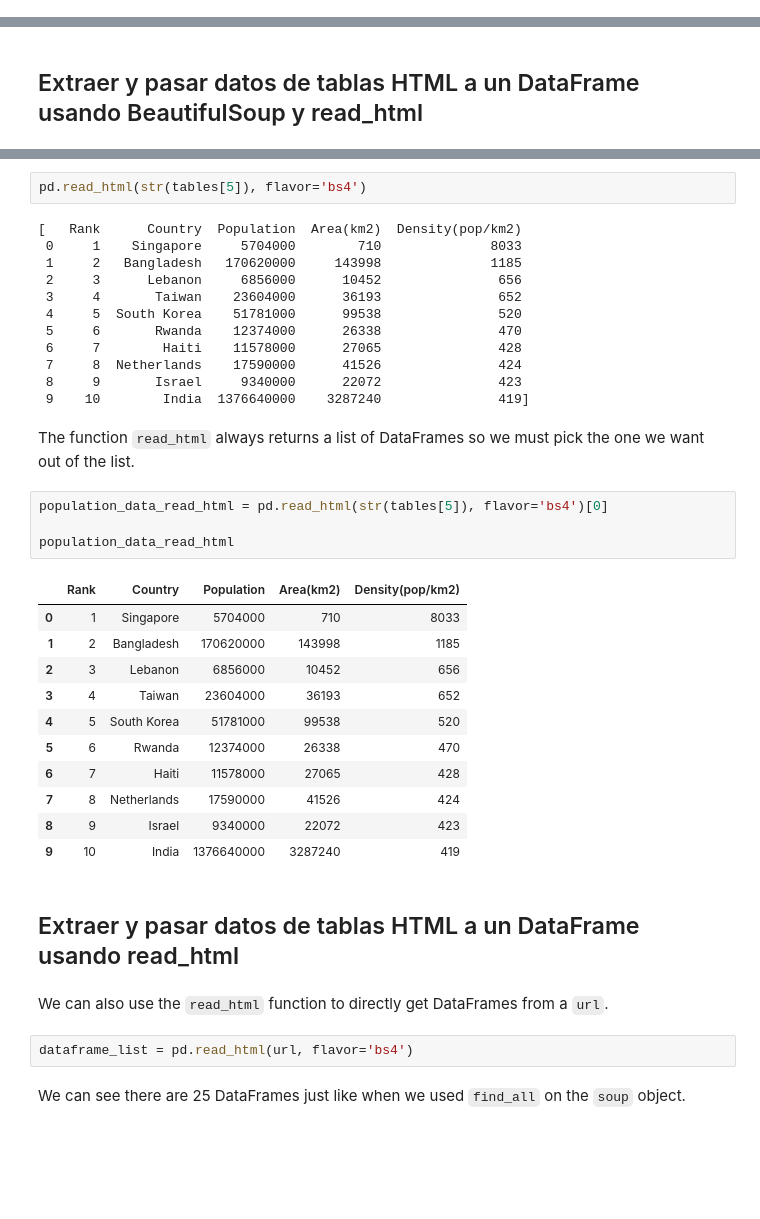
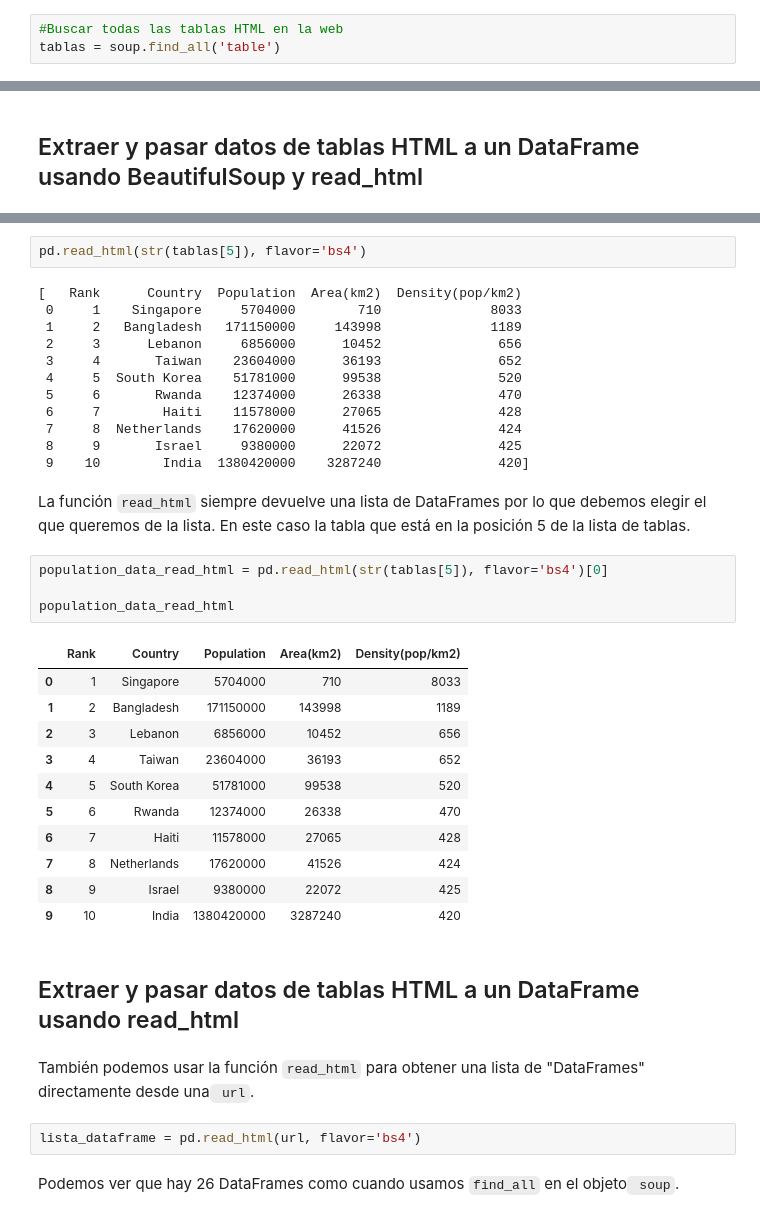
Before and after one commit to manursanchez/Practicas_Python_DataScience, a Jupyter notebook: 2. Prácticas de WebScraping, read_html y pandas.ipynb, the cells around one changed output, grey strips where cells are left out. Saved outputs shown, nothing was run; the diff lists cells and outputs as text; blank space fills up the shorter version.

```diff
--- a/2. Prácticas de WebScraping, read_html y pandas.ipynb
+++ b/2. Prácticas de WebScraping, read_html y pandas.ipynb
@@ -660,0 +643,3 @@ Assume that we are looking for the `10 most densly populated countries` table, w
+# %%
+#Buscar todas las tablas HTML en la web
+tablas = soup.find_all('table')
@@ -724,41 +716,41 @@ We can now use the `pandas` function `read_html` and give it the string version
 # %%
-pd.read_html(str(tables[5]), flavor='bs4')
+pd.read_html(str(tablas[5]), flavor='bs4')
 # %% [output]
 [   Rank      Country  Population  Area(km2)  Density(pop/km2)
  0     1    Singapore     5704000        710              8033
- 1     2   Bangladesh   170620000     143998              1185
+ 1     2   Bangladesh   171150000     143998              1189
  2     3      Lebanon     6856000      10452               656
  3     4       Taiwan    23604000      36193               652
  4     5  South Korea    51781000      99538               520
  5     6       Rwanda    12374000      26338               470
  6     7        Haiti    11578000      27065               428
- 7     8  Netherlands    17590000      41526               424
- 8     9       Israel     9340000      22072               423
- 9    10        India  1376640000    3287240               419]
+ 7     8  Netherlands    17620000      41526               424
+ 8     9       Israel     9380000      22072               425
+ 9    10        India  1380420000    3287240               420]
-# %% [markdown]
-The function `read_html` always returns a list of DataFrames so we must pick the one we want out of the list.
+# %% [markdown]
+La función `read_html` siempre devuelve una lista de DataFrames por lo que debemos elegir el que queremos de la lista. En este caso la tabla que está en la posición 5 de la lista de tablas.
 # %%
-population_data_read_html = pd.read_html(str(tables[5]), flavor='bs4')[0]
+population_data_read_html = pd.read_html(str(tablas[5]), flavor='bs4')[0]
 
 population_data_read_html
 # %% [output]
 |  | Rank | Country | Population | Area(km2) | Density(pop/km2) |
 | 0 | 1 | Singapore | 5704000 | 710 | 8033 |
-| 1 | 2 | Bangladesh | 170620000 | 143998 | 1185 |
+| 1 | 2 | Bangladesh | 171150000 | 143998 | 1189 |
 | 2 | 3 | Lebanon | 6856000 | 10452 | 656 |
 | 3 | 4 | Taiwan | 23604000 | 36193 | 652 |
 | 4 | 5 | South Korea | 51781000 | 99538 | 520 |
 | 5 | 6 | Rwanda | 12374000 | 26338 | 470 |
 | 6 | 7 | Haiti | 11578000 | 27065 | 428 |
-| 7 | 8 | Netherlands | 17590000 | 41526 | 424 |
-| 8 | 9 | Israel | 9340000 | 22072 | 423 |
-| 9 | 10 | India | 1376640000 | 3287240 | 419 |
+| 7 | 8 | Netherlands | 17620000 | 41526 | 424 |
+| 8 | 9 | Israel | 9380000 | 22072 | 425 |
+| 9 | 10 | India | 1380420000 | 3287240 | 420 |
 # %% [markdown]
 ## Extraer y pasar datos de tablas HTML a un DataFrame usando read_html
-# %% [markdown]
-We can also use the `read_html` function to directly get DataFrames from a `url`.
+# %% [markdown]
+También podemos usar la función `read_html` para obtener una lista de "DataFrames" directamente desde una` url`.
 # %%
-dataframe_list = pd.read_html(url, flavor='bs4')
+lista_dataframe = pd.read_html(url, flavor='bs4')
-# %% [markdown]
-We can see there are 25 DataFrames just like when we used `find_all` on the `soup` object.
+# %% [markdown]
+Podemos ver que hay 26 DataFrames como cuando usamos `find_all` en el objeto` soup`.
 # %%
```
Also changed, not shown: parts of 102 cells of this notebook.
